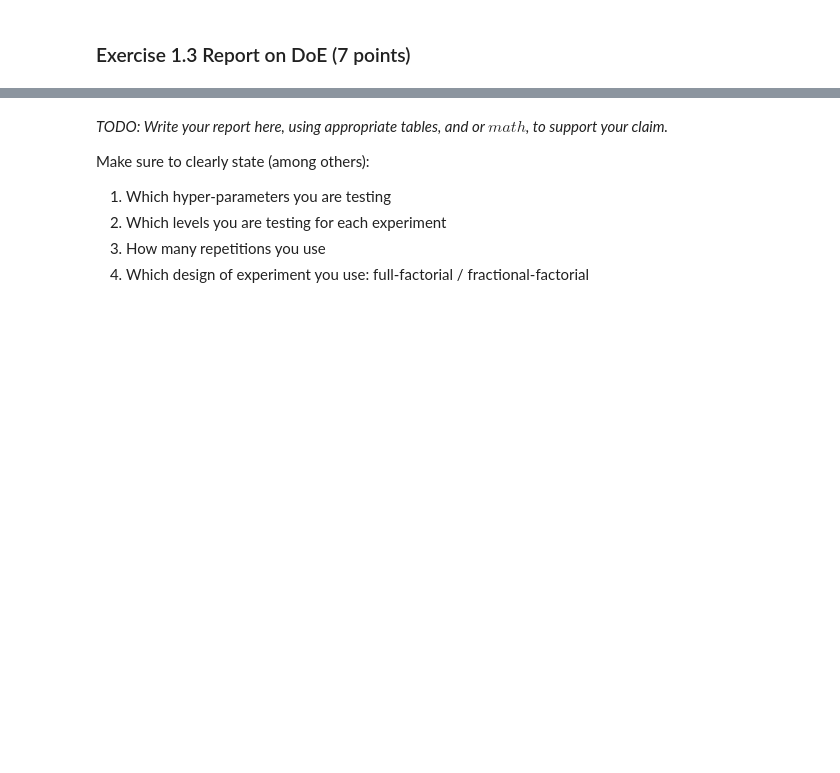
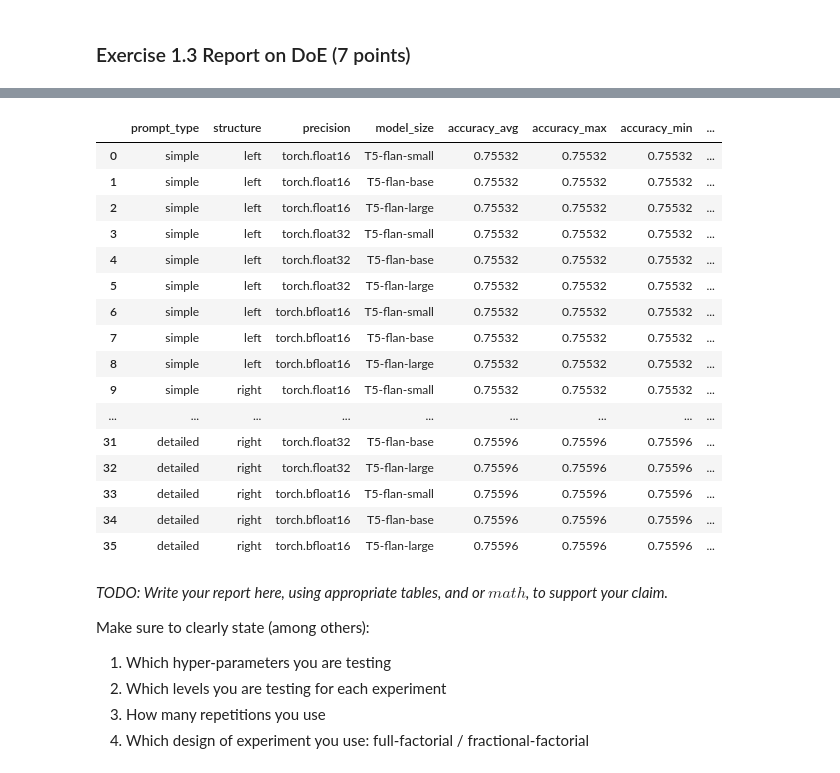
Before and after one commit to Sosekie/MSGAI, a Jupyter notebook: Lab/fcr_homework_llm.ipynb, the cells around one changed output, grey strips where cells are left out. Cells and saved outputs as stored; diff of their text form; code cells hidden in the pictures; blank space fills up the shorter version.

```diff
--- a/Lab/fcr_homework_llm.ipynb
+++ b/Lab/fcr_homework_llm.ipynb
@@ -634,14 +627,18 @@ def get_simple_prompt_template(
 
             PROMPT_TEMPLATE = textwrap.dedent(
                 # YOUR CODE GOES HERE
-                ...
+                """\
+                Is the sentiment of this review positive or negative? Review: {{ review }}
+                """
                 # END OF YOUR CODE
             )
         case 'right':
             # TODO: Implement `review` first, then question
             PROMPT_TEMPLATE = textwrap.dedent(
                 # YOUR CODE GOES HERE
-                ...
+                """\
+                {{ review }} Is the sentiment of this review positive or negative?
+                """
                 # END OF YOUR CODE
             )
     assert set(jinja2schema.infer(PROMPT_TEMPLATE).keys()) == {'review'}, "Your template does not use the `review` argument."
@@ -717,14 +722,18 @@ def get_detailed_prompt_template(
             # TODO: Implement Question-first, Context second template.
             PROMPT_TEMPLATE = textwrap.dedent(
                 # YOUR CODE GOES HERE
-                ...
+                """\
+                Is the sentiment of the following movie review positive or negative? This is a sentiment analysis task. Review: {{ review }}
+                """
                 # END OF YOUR CODE
             )
         case 'right':
             # TODO: Implement Context-first, Question-second template.
             PROMPT_TEMPLATE = textwrap.dedent(
                 # YOUR CODE GOES HERE
-                ...
+                """\
+                This is a sentiment analysis task. Review: {{ review }} Is the sentiment of this review positive or negative?
+                """
                 # END OF YOUR CODE
             )
     assert set(jinja2schema.infer(PROMPT_TEMPLATE).keys()) == {'review'}, "Your template does not use the `review` argument."
@@ -1030,3 +1117,55 @@ for configuration in (exp_bar := tqdm(EXPERIMENT_CONFIGURATIONS, leave=True)):
 ### Exercise 1.3 Report on DoE (7 points)
 # %%
 # TODO: Code for your evaluation of results and write a small report on the
+
+import json
+import pandas as pd
+
+experiment_results = []
+for config in EXPERIMENT_CONFIGURATIONS:
+    precision_str = str(config['precision'])
+
+    accuracies = []
+    begin_times = []
+    end_times = []
+
+    for i in range(1, 6):
+        file_path = f"results/{config['model_size']}/{config['prompt_type']}_{config['structure']}_{precision_str}_{config['prompt_type']}_ex{i}.json"
+
+        try:
+            with open(file_path, 'r') as f:
+                result = json.load(f)
+                accuracies.append(result['accuracy'])
+                begin_times.append(result['begin_time'])
+                end_times.append(result['end_time'])
+        except FileNotFoundError:
+            print(f"File not found: {file_path}")
+            continue
+
+    if accuracies:
+        experiment_results.append({
+            'prompt_type': config['prompt_type'],
+            'structure': config['structure'],
+            'precision': precision_str,
+            'model_size': config['model_size'],
+            'accuracy_avg': sum(accuracies) / len(accuracies),
+            'accuracy_max': max(accuracies),
+            'accuracy_min': min(accuracies),
+            'begin_time_avg': sum(begin_times) / len(begin_times),
+            'begin_time_max': max(begin_times),
+            'begin_time_min': min(begin_times),
+            'end_time_avg': sum(end_times) / len(end_times),
+            'end_time_max': max(end_times),
+            'end_time_min': min(end_times),
+        })
+
+df_results = pd.DataFrame(experiment_results)[[
+    'prompt_type', 'structure', 'precision', 'model_size',
+    'accuracy_avg', 'accuracy_max', 'accuracy_min',
+    'begin_time_avg', 'begin_time_max', 'begin_time_min',
+    'end_time_avg', 'end_time_max', 'end_time_min'
+]]
+
+print("Aggregated Experiment Results:")
+display(df_results)
+# %% [output]
@@ -1033,3 +1173,20 @@ for configuration in (exp_bar := tqdm(EXPERIMENT_CONFIGURATIONS, leave=True)):
+|  | prompt_type | structure | precision | model_size | accuracy_avg | accuracy_max | accuracy_min | ... |
+| 0 | simple | left | torch.float16 | T5-flan-small | 0.75532 | 0.75532 | 0.75532 | ... |
+| 1 | simple | left | torch.float16 | T5-flan-base | 0.75532 | 0.75532 | 0.75532 | ... |
+| 2 | simple | left | torch.float16 | T5-flan-large | 0.75532 | 0.75532 | 0.75532 | ... |
+| 3 | simple | left | torch.float32 | T5-flan-small | 0.75532 | 0.75532 | 0.75532 | ... |
+| 4 | simple | left | torch.float32 | T5-flan-base | 0.75532 | 0.75532 | 0.75532 | ... |
+| 5 | simple | left | torch.float32 | T5-flan-large | 0.75532 | 0.75532 | 0.75532 | ... |
+| 6 | simple | left | torch.bfloat16 | T5-flan-small | 0.75532 | 0.75532 | 0.75532 | ... |
+| 7 | simple | left | torch.bfloat16 | T5-flan-base | 0.75532 | 0.75532 | 0.75532 | ... |
+| 8 | simple | left | torch.bfloat16 | T5-flan-large | 0.75532 | 0.75532 | 0.75532 | ... |
+| 9 | simple | right | torch.float16 | T5-flan-small | 0.75532 | 0.75532 | 0.75532 | ... |
+| ... | ... | ... | ... | ... | ... | ... | ... | ... |
+| 31 | detailed | right | torch.float32 | T5-flan-base | 0.75596 | 0.75596 | 0.75596 | ... |
+| 32 | detailed | right | torch.float32 | T5-flan-large | 0.75596 | 0.75596 | 0.75596 | ... |
+| 33 | detailed | right | torch.bfloat16 | T5-flan-small | 0.75596 | 0.75596 | 0.75596 | ... |
+| 34 | detailed | right | torch.bfloat16 | T5-flan-base | 0.75596 | 0.75596 | 0.75596 | ... |
+| 35 | detailed | right | torch.bfloat16 | T5-flan-large | 0.75596 | 0.75596 | 0.75596 | ... |
 # %% [markdown]
 
 *TODO: Write your report here, using appropriate tables, and or $math$, to support your claim.*
```
Also changed, not shown: parts of 21 cells of this notebook, 1 other file.
